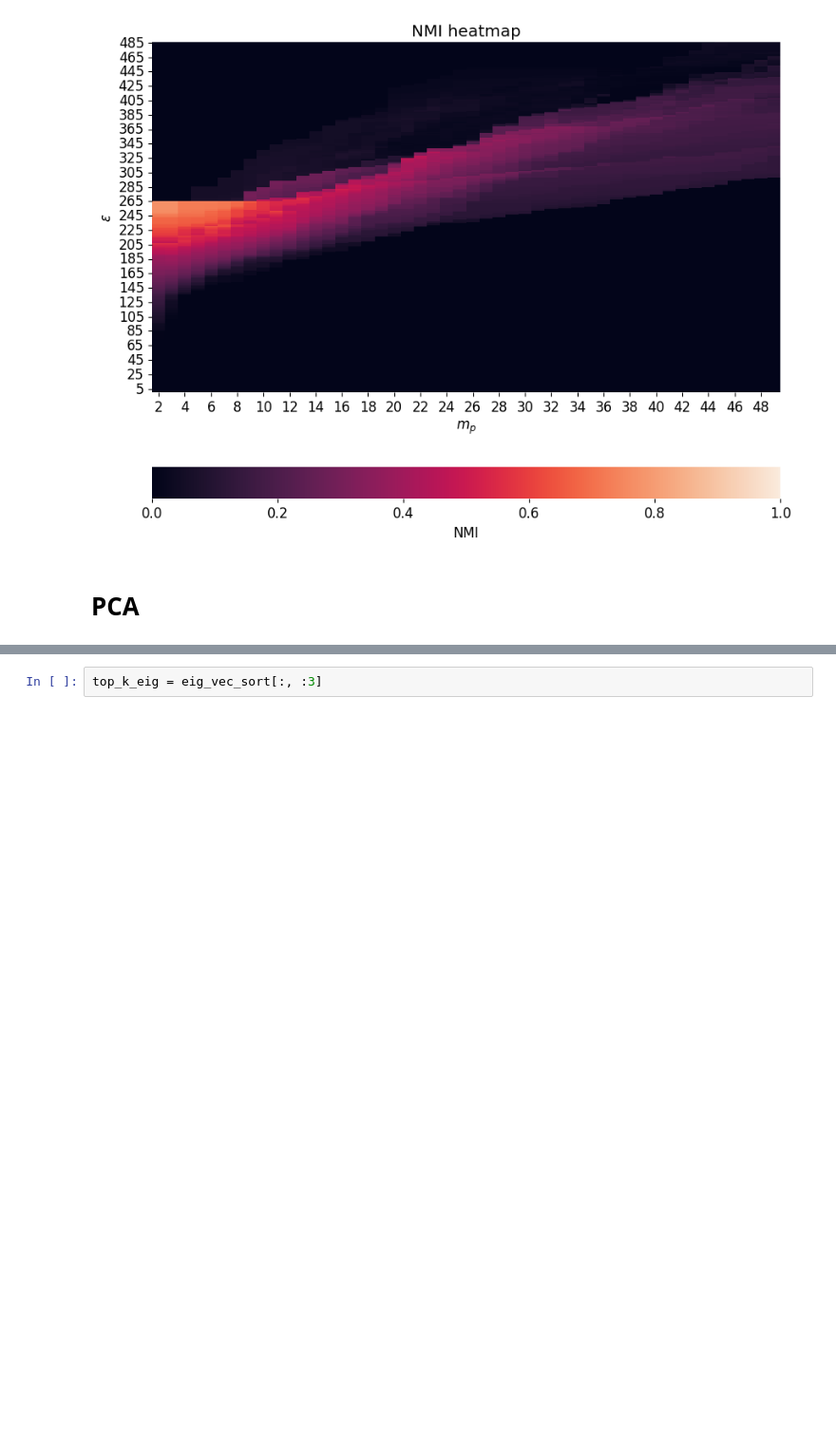
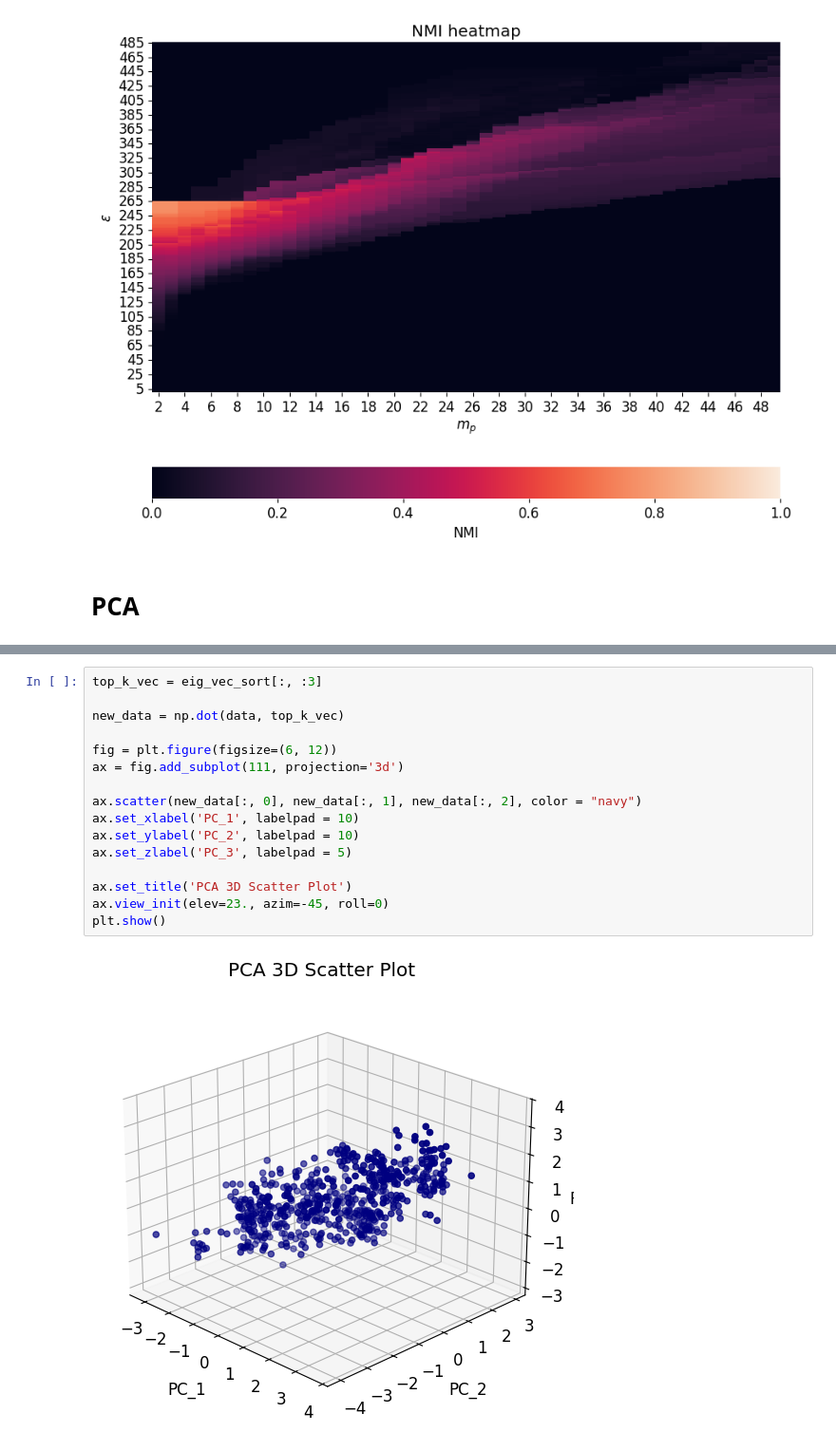
Before and after one commit to LucaBrocco/LCP_B_assignments, a Jupyter notebook: group2508_Exercise3_v2_0.ipynb, the cells around one changed output, grey strips where cells are left out. Shown at 95% size. Drawn from its saved outputs; the diff is of its cells as text; blank space fills up the shorter version.

```diff
--- a/group2508_Exercise3_v2_0.ipynb
+++ b/group2508_Exercise3_v2_0.ipynb
@@ -363,2 +410,18 @@ print("\n")
-# %%
-top_k_eig = eig_vec_sort[:, :3]
+# %%
+top_k_vec = eig_vec_sort[:, :3]
+
+new_data = np.dot(data, top_k_vec)
+
+fig = plt.figure(figsize=(6, 12))
+ax = fig.add_subplot(111, projection='3d')
+
+ax.scatter(new_data[:, 0], new_data[:, 1], new_data[:, 2], color = "navy")
+ax.set_xlabel('PC_1', labelpad = 10)
+ax.set_ylabel('PC_2', labelpad = 10)
+ax.set_zlabel('PC_3', labelpad = 5)
+
+ax.set_title('PCA 3D Scatter Plot')
+ax.view_init(elev=23., azim=-45, roll=0)
+plt.show()
+# %% [output]
+[figure, added]
```
Also changed, not shown: parts of 8 cells of this notebook.
